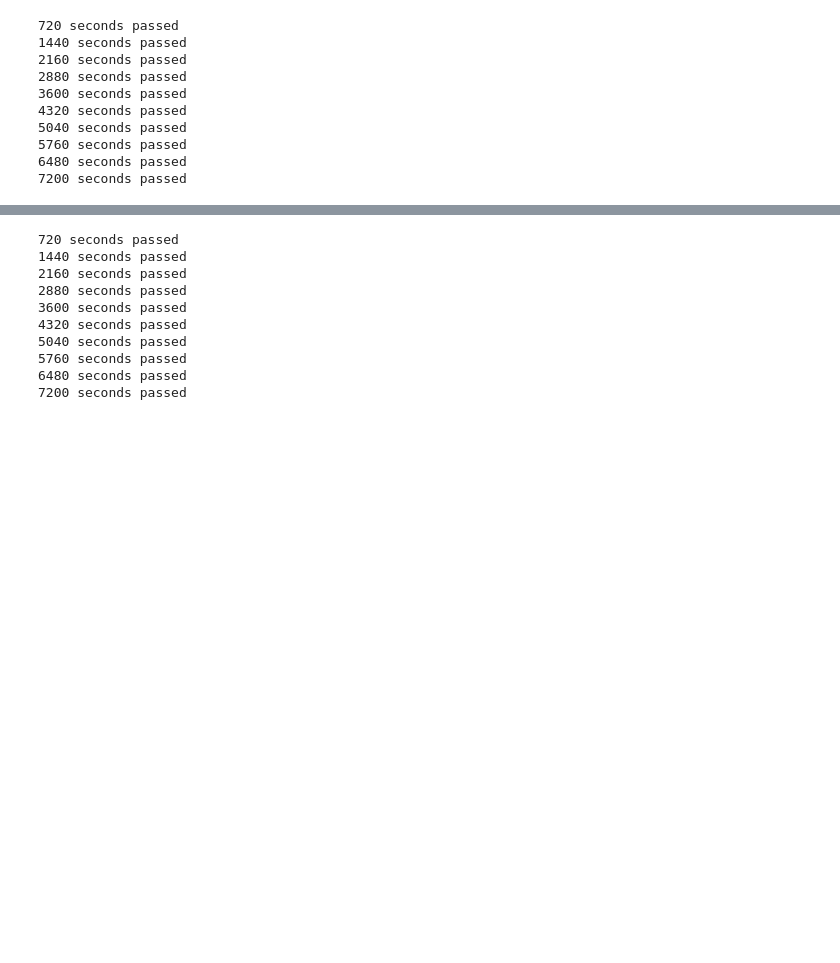
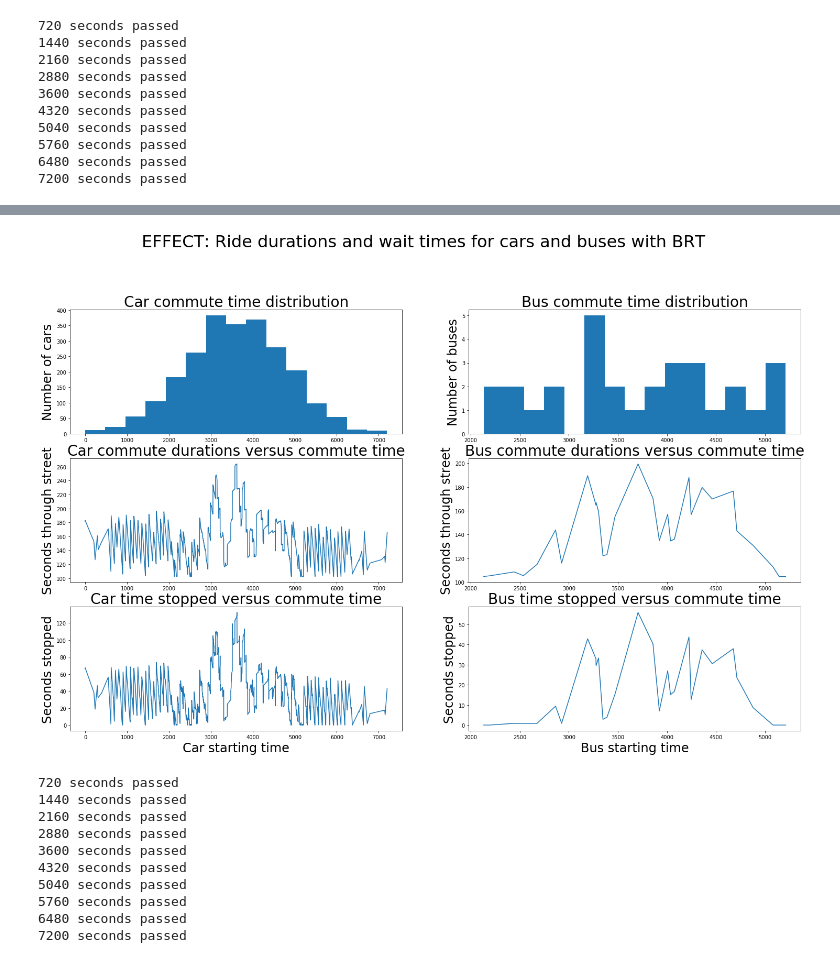
Before and after one commit to OKRobot/RoadSimulator, a Jupyter notebook: Traffic Simulator.ipynb, the cells around one changed output, grey strips where cells are left out. Drawn from its saved outputs; the diff is of its cells as text; code cells hidden in the pictures; blank space fills up the shorter version.

```diff
--- a/Traffic Simulator.ipynb
+++ b/Traffic Simulator.ipynb
@@ -599,6 +543,62 @@ BRT_CAR_QUEUE_DURATIONS = copy.copy(CAR_QUEUE_DURATIONS)
 BRT_BUS_DURATIONS = copy.copy(BUS_DURATIONS)
 BRT_BUS_STOP_DURATIONS = copy.copy(BUS_STOP_DURATIONS)
 BRT_BUS_QUEUE_DURATIONS = copy.copy(BUS_QUEUE_DURATIONS)
+# %%
+plt.subplots(figsize = [25,20])
+plt.suptitle("EFFECT: Ride durations and wait times for cars and buses with BRT", fontsize=32)
+
+
+plt.subplot(4,2,1)
+plt.hist(car_start_times, bins=15)
+# plt.xlabel("Car Starting time", fontsize=24)
+plt.ylabel("Number of cars", fontsize=24)
+plt.title("Car commute time distribution", fontsize = 28)
+
+plt.subplot(4,2,2)
+plt.hist(bus_start_times, bins=15)
+# plt.xlabel("Bus Starting time", fontsize=24)
+plt.ylabel("Number of buses", fontsize=24)
+plt.title("Bus commute time distribution", fontsize = 28)
+
+plt.subplot(4,2,3)
+plt.plot(car_start_times, BRT_CAR_DURATIONS)
+# plt.xlabel("Car starting time",fontsize=24)
+plt.ylabel("Seconds through street",fontsize=24)
+plt.title("Car commute durations versus commute time", fontsize = 28)
+
+plt.subplot(4,2,4)
+plt.plot(bus_start_times, BRT_BUS_DURATIONS)
+# plt.xlabel("Bus starting time",fontsize=24)
+plt.ylabel("Seconds through street",fontsize=24)
+plt.title("Bus commute durations versus commute time", fontsize = 28)
+
+plt.subplot(4,2,5)
+plt.plot(car_start_times, BRT_CAR_STOP_DURATIONS)
+plt.xlabel("Car starting time",fontsize=24)
+plt.ylabel("Seconds stopped",fontsize=24)
+plt.title("Car time stopped versus commute time", fontsize = 28)
+
+plt.subplot(4,2,6)
+plt.plot(bus_start_times, BRT_BUS_STOP_DURATIONS)
+plt.xlabel("Bus starting time",fontsize=24)
+plt.ylabel("Seconds stopped",fontsize=24)
+plt.title("Bus time stopped versus commute time", fontsize = 28)
+
+
+# plt.subplot(4,2,7)
+# plt.plot(car_start_times, CAR_QUEUE_DURATIONS)
+# plt.xlabel("Starting time",fontsize=24)
+# plt.ylabel("Seconds queued",fontsize=24)
+
+# plt.subplot(4,2,8)
+# plt.plot(bus_start_times, BUS_QUEUE_DURATIONS)
+# plt.xlabel("Starting time",fontsize=24)
+# plt.ylabel("Seconds queued",fontsize=24)
+
+
+plt.show()
+# %% [output]
+[figure, added]
 # %%
 # Reset variables for new simulation
 
```
Also changed, not shown: parts of 2 cells of this notebook, 3 other files.
